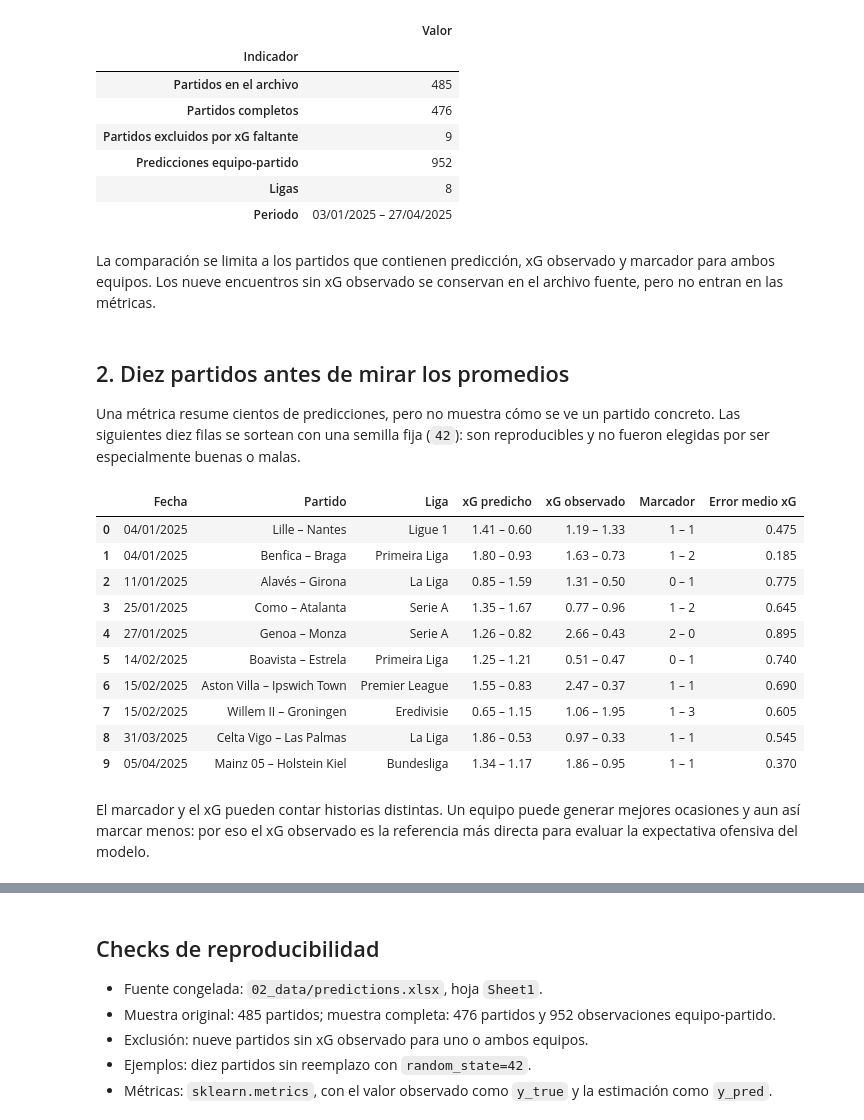
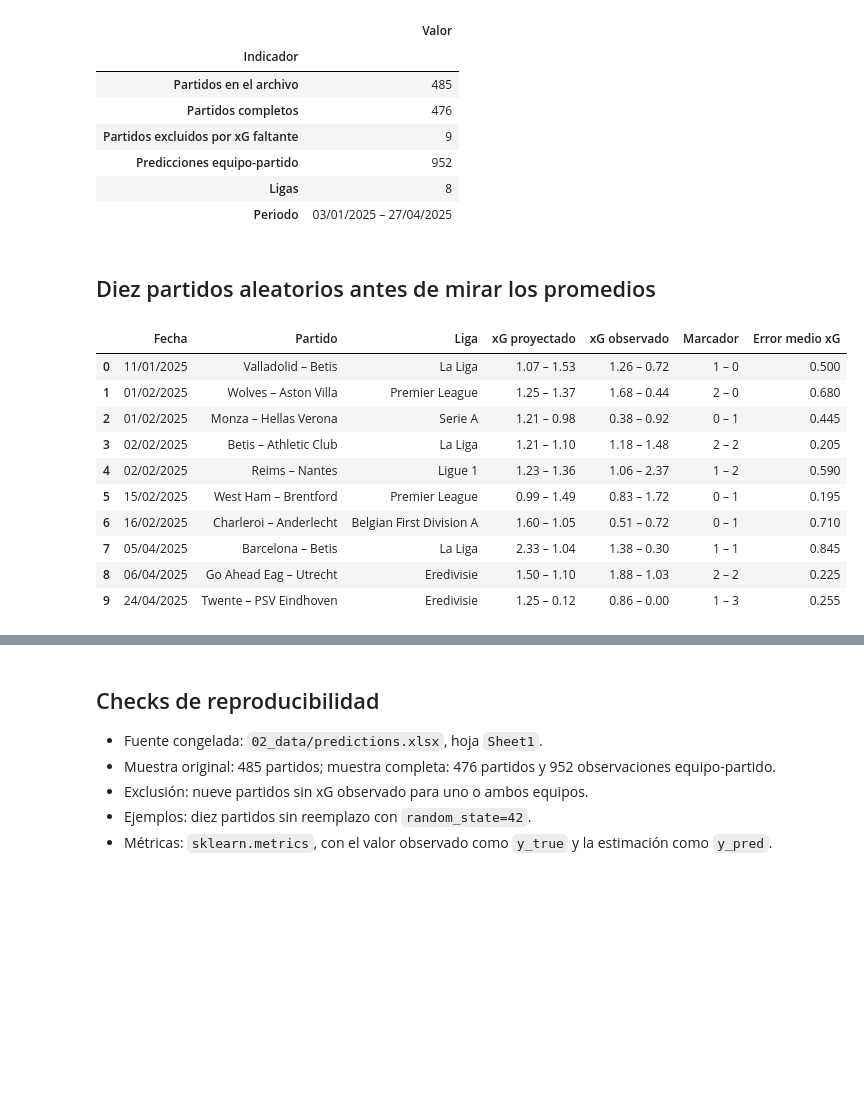
Before and after one commit to venomio5/data-analytics-portfolio, a Jupyter notebook: modelo-prediccion-futbol/05_results/01_xg_analysis.ipynb, the cells around one changed output, grey strips where cells are left out. Drawn from its saved outputs; the diff is of its cells as text; code cells hidden in the pictures; blank space fills up the shorter version.

```diff
--- a/modelo-prediccion-futbol/05_results/01_xg_analysis.ipynb
+++ b/modelo-prediccion-futbol/05_results/01_xg_analysis.ipynb
@@ -112,49 +107,41 @@ display(coverage.set_index("Indicador"))
 | Predicciones equipo-partido | 952 |
 | Ligas | 8 |
 | Periodo | 03/01/2025 – 27/04/2025 |
-# %% [markdown]
-La comparación se limita a los partidos que contienen predicción, xG observado y marcador para ambos equipos. Los nueve encuentros sin xG observado se conservan en el archivo fuente, pero no entran en las métricas.
 # %% [markdown]
-## 2. Diez partidos antes de mirar los promedios
-
-Una métrica resume cientos de predicciones, pero no muestra cómo se ve un partido concreto. Las siguientes diez filas se sortean con una semilla fija (`42`): son reproducibles y no fueron elegidas por ser especialmente buenas o malas.
+## Diez partidos aleatorios antes de mirar los promedios
 # %%
-EXAMPLE_SEED = 42
-
 example_matches = (
     complete_predictions
-    .sample(n=10, random_state=EXAMPLE_SEED)
+    .sample(n=10)
     .sort_values(["match_date", "match_id"])
     .copy()
 )
 example_matches["mean_abs_xg_error"] = (
     (example_matches["proj_home_xg"] - example_matches["home_xg"]).abs()
     + (example_matches["proj_away_xg"] - example_matches["away_xg"]).abs()
 ) / 2
 
 example_table = pd.DataFrame({
     "Fecha": example_matches["match_date"].dt.strftime("%d/%m/%Y"),
     "Partido": example_matches["home_team"] + " – " + example_matches["away_team"],
     "Liga": example_matches["league"],
-    "xG predicho": example_matches.apply(lambda row: f"{row['proj_home_xg']:.2f} – {row['proj_away_xg']:.2f}", axis=1),
+    "xG proyectado": example_matches.apply(lambda row: f"{row['proj_home_xg']:.2f} – {row['proj_away_xg']:.2f}", axis=1),
     "xG observado": example_matches.apply(lambda row: f"{row['home_xg']:.2f} – {row['away_xg']:.2f}", axis=1),
     "Marcador": example_matches.apply(lambda row: f"{int(row['home_goals'])} – {int(row['away_goals'])}", axis=1),
     "Error medio xG": example_matches["mean_abs_xg_error"].round(3),
 })
 
 display(example_table.reset_index(drop=True))
 # %% [output]
-|  | Fecha | Partido | Liga | xG predicho | xG observado | Marcador | Error medio xG |
-| 0 | 04/01/2025 | Lille – Nantes | Ligue 1 | 1.41 – 0.60 | 1.19 – 1.33 | 1 – 1 | 0.475 |
-| 1 | 04/01/2025 | Benfica – Braga | Primeira Liga | 1.80 – 0.93 | 1.63 – 0.73 | 1 – 2 | 0.185 |
-| 2 | 11/01/2025 | Alavés – Girona | La Liga | 0.85 – 1.59 | 1.31 – 0.50 | 0 – 1 | 0.775 |
-| 3 | 25/01/2025 | Como – Atalanta | Serie A | 1.35 – 1.67 | 0.77 – 0.96 | 1 – 2 | 0.645 |
-| 4 | 27/01/2025 | Genoa – Monza | Serie A | 1.26 – 0.82 | 2.66 – 0.43 | 2 – 0 | 0.895 |
-| 5 | 14/02/2025 | Boavista – Estrela | Primeira Liga | 1.25 – 1.21 | 0.51 – 0.47 | 0 – 1 | 0.740 |
-| 6 | 15/02/2025 | Aston Villa – Ipswich Town | Premier League | 1.55 – 0.83 | 2.47 – 0.37 | 1 – 1 | 0.690 |
-| 7 | 15/02/2025 | Willem II – Groningen | Eredivisie | 0.65 – 1.15 | 1.06 – 1.95 | 1 – 3 | 0.605 |
-| 8 | 31/03/2025 | Celta Vigo – Las Palmas | La Liga | 1.86 – 0.53 | 0.97 – 0.33 | 1 – 1 | 0.545 |
-| 9 | 05/04/2025 | Mainz 05 – Holstein Kiel | Bundesliga | 1.34 – 1.17 | 1.86 – 0.95 | 1 – 1 | 0.370 |
+|  | Fecha | Partido | Liga | xG proyectado | xG observado | Marcador | Error medio xG |
+| 0 | 11/01/2025 | Valladolid – Betis | La Liga | 1.07 – 1.53 | 1.26 – 0.72 | 1 – 0 | 0.500 |
+| 1 | 01/02/2025 | Wolves – Aston Villa | Premier League | 1.25 – 1.37 | 1.68 – 0.44 | 2 – 0 | 0.680 |
+| 2 | 01/02/2025 | Monza – Hellas Verona | Serie A | 1.21 – 0.98 | 0.38 – 0.92 | 0 – 1 | 0.445 |
+| 3 | 02/02/2025 | Betis – Athletic Club | La Liga | 1.21 – 1.10 | 1.18 – 1.48 | 2 – 2 | 0.205 |
+| 4 | 02/02/2025 | Reims – Nantes | Ligue 1 | 1.23 – 1.36 | 1.06 – 2.37 | 1 – 2 | 0.590 |
+| 5 | 15/02/2025 | West Ham – Brentford | Premier League | 0.99 – 1.49 | 0.83 – 1.72 | 0 – 1 | 0.195 |
+| 6 | 16/02/2025 | Charleroi – Anderlecht | Belgian First Division A | 1.60 – 1.05 | 0.51 – 0.72 | 0 – 1 | 0.710 |
+| 7 | 05/04/2025 | Barcelona – Betis | La Liga | 2.33 – 1.04 | 1.38 – 0.30 | 1 – 1 | 0.845 |
+| 8 | 06/04/2025 | Go Ahead Eag – Utrecht | Eredivisie | 1.50 – 1.10 | 1.88 – 1.03 | 2 – 2 | 0.225 |
+| 9 | 24/04/2025 | Twente – PSV Eindhoven | Eredivisie | 1.25 – 0.12 | 0.86 – 0.00 | 1 – 3 | 0.255 |
-# %% [markdown]
-El marcador y el xG pueden contar historias distintas. Un equipo puede generar mejores ocasiones y aun así marcar menos: por eso el xG observado es la referencia más directa para evaluar la expectativa ofensiva del modelo.
 # %% [markdown]
```
Also changed, not shown: parts of 21 cells of this notebook, 3 other files.
